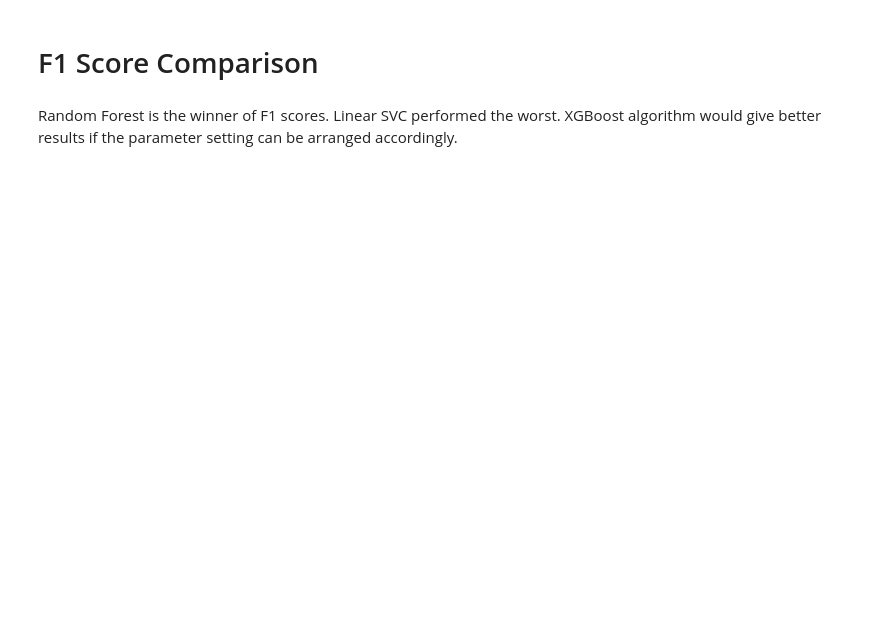
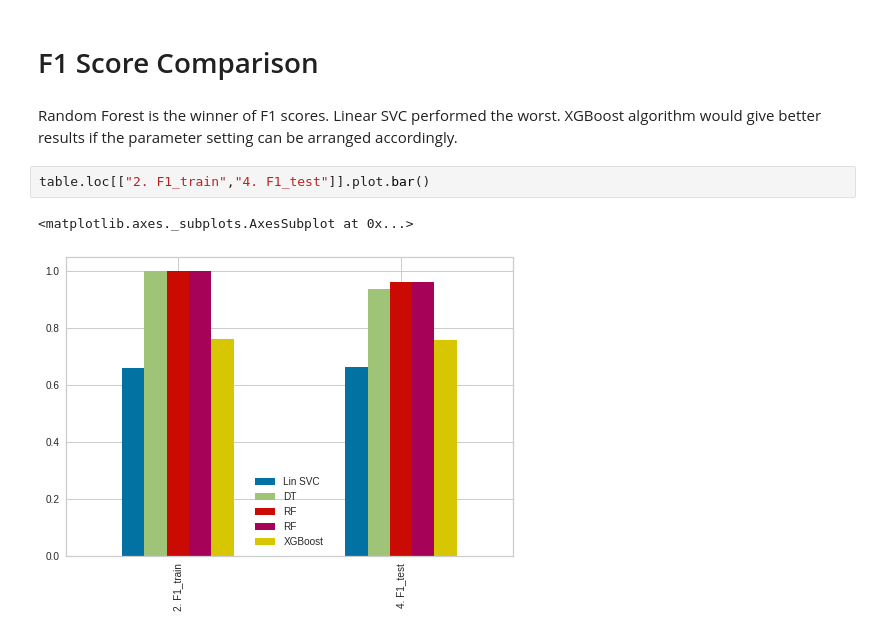
Before and after one commit to halit-vural/CW-Asg-HV-2022, a Jupyter notebook: CW-ML2-Asg3-Tree_Types_C9807-Halit_20220130.ipynb, the cells around one changed output. Drawn from its saved outputs; the diff is of its cells as text; blank space fills up the shorter version.

```diff
--- a/CW-ML2-Asg3-Tree_Types_C9807-Halit_20220130.ipynb
+++ b/CW-ML2-Asg3-Tree_Types_C9807-Halit_20220130.ipynb
@@ -1152,6 +1157,11 @@ Best accuracy was given by Random Forest with default parameters.
 # F1 Score Comparison
 # %% [markdown]
 Random Forest is the winner of F1 scores. Linear SVC performed the worst. XGBoost algorithm would give better results if the parameter setting can be arranged accordingly.
+# %%
+table.loc[["2. F1_train","4. F1_test"]].plot.bar()
+# %% [output]
+<matplotlib.axes._subplots.AxesSubplot at 0x...>
+[figure, added]
 # %% [markdown]
 ___
 
```
Also changed, not shown: parts of 1 cell of this notebook.
